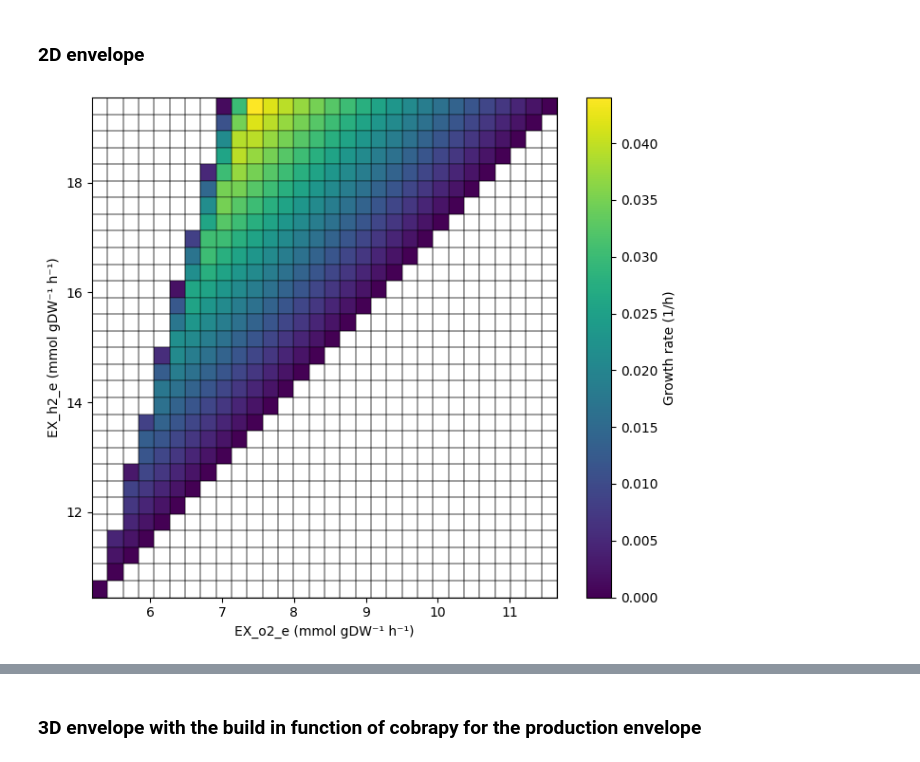
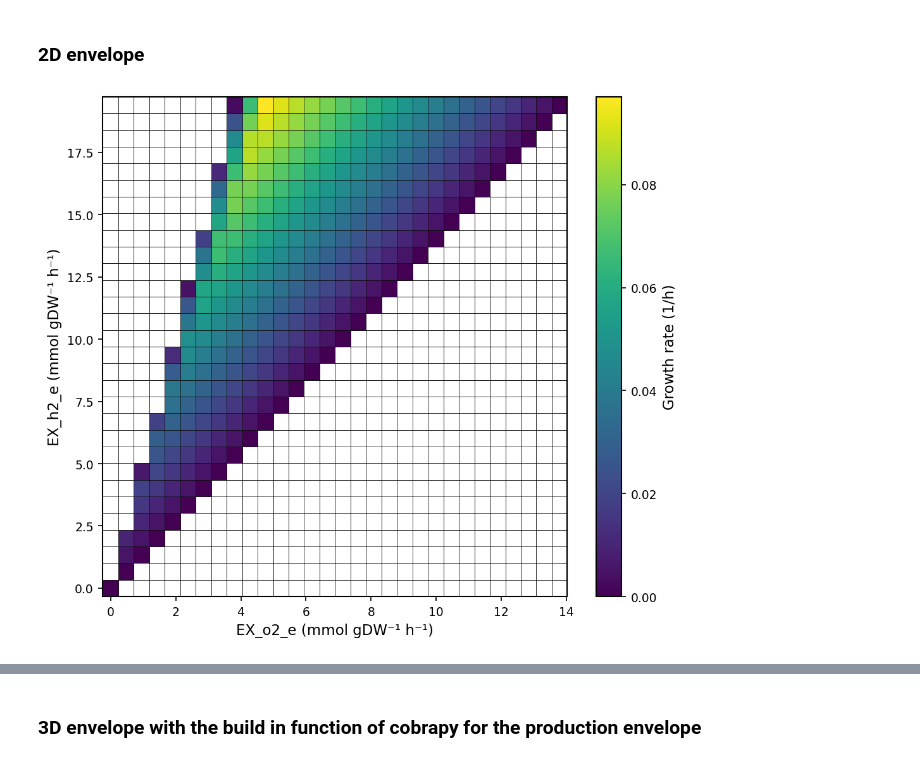
Before and after one commit to AzizBenA/iABA974_SoF1_GEM, a Jupyter notebook: Scripts/Model_manipulation.ipynb, the cells around one changed output, grey strips where cells are left out. Cells and saved outputs as stored; diff of their text form; code cells hidden in the pictures.

```diff
--- a/Scripts/Model_manipulation.ipynb
+++ b/Scripts/Model_manipulation.ipynb
@@ -1724,38 +1726,41 @@ plot_flux_envelopes(model, [q_h2,q_co2, mu],"Growth")
 ### 2D envelope
 # %%
 import matplotlib.pyplot as plt
-df = pd.read_csv('../Results/PhPP/production_envelope_basemodel_h2_o2.csv')
+df = pd.read_csv('../Results/PhPP/production_envelope_no_ATPM.csv')
+
+
 # Pivot to structured grid (CRITICAL step)
 pivot = df.pivot(
     index="EX_h2_e",      # y-axis
     columns="EX_o2_e",    # x-axis
     values="flux_maximum"    # growth
 )
 
 X = -pivot.columns.values
 Y = -pivot.index.values
 Z = pivot.values
 
 # Plot
 plt.figure(figsize=(7, 6))
 
 mesh = plt.pcolormesh(
     X, Y, Z,
     shading="auto",
     cmap="viridis",
     edgecolors="k",   # black grid like your figure
     linewidth=0.3,
     antialiased=True
 )
 
+
 plt.colorbar(mesh, label="Growth rate (1/h)")
 
 plt.xlabel("EX_o2_e (mmol gDW⁻¹ h⁻¹)")
 plt.ylabel("EX_h2_e (mmol gDW⁻¹ h⁻¹)")
 
 
 
 plt.tight_layout()
 plt.show()
 # %% [output]
-[figure, old version]
+[figure, new version]
```
Also changed, not shown: parts of 16 cells of this notebook, 2 other files.
